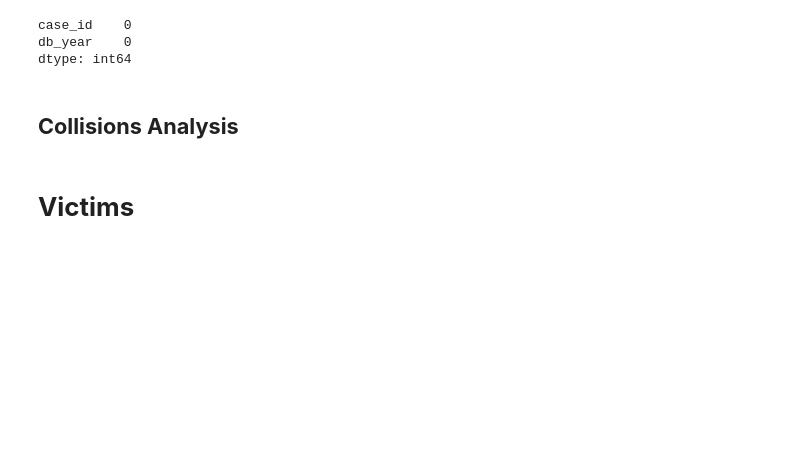
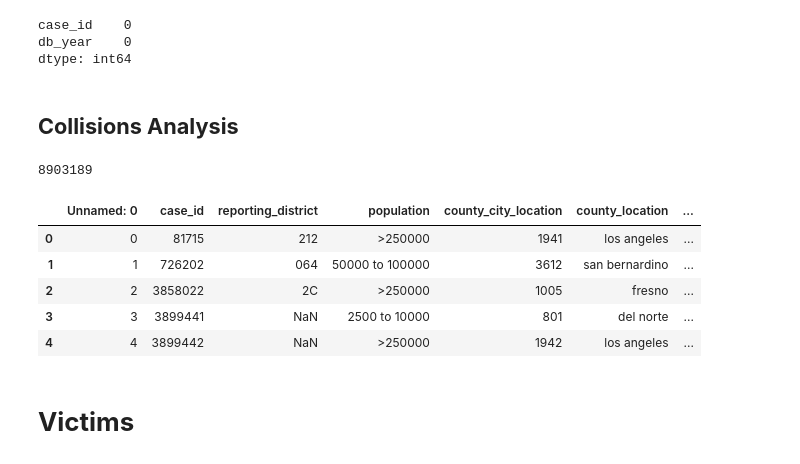
Before and after one commit to dxk5271/881_Project, a Jupyter notebook: DAAN_881_Project_v2.ipynb, the cells around one changed output. Cells and saved outputs as stored; diff of their text form; code cells hidden in the pictures; blank space fills up the shorter version.

Commit message:
V2 dropping columns and 201 and 2017

```diff
--- a/DAAN_881_Project_v2.ipynb
+++ b/DAAN_881_Project_v2.ipynb
@@ -42,3 +46,29 @@ df2na_results.to_csv("/content/gdrive/MyDrive/Data Driven Decisions/df2na_result
 # %%
 from google.colab import files
 files.download("df2.csv")
+# %%
+#Removal of columns
+df2_drop=pd.read_csv('/content/gdrive/MyDrive/Data Driven Decisions/df2na_results_remove.csv')
+# %%
+for x in range(len(df2_drop)):
+  if df2_drop['remove?'].iloc[x] == 1:
+    drop = str(df2_drop['column_name'].iloc[x])
+    df2.drop(drop, axis=1, inplace=True)
+# %%
+df2 = pd.merge(df2,df1,on='case_id')
+# %%
+len(df2)
+df2 = df2[df2.db_year != 2016]
+df2 = df2[df2.db_year != 2017]
+len(df2)
+# %% [output]
+8903189
+# %%
+df2.head()
+# %% [output]
+|  | Unnamed: 0 | case_id | reporting_district | population | county_city_location | county_location | ... |
+| 0 | 0 | 81715 | 212 | >250000 | 1941 | los angeles | ... |
+| 1 | 1 | 726202 | 064 | 50000 to 100000 | 3612 | san bernardino | ... |
+| 2 | 2 | 3858022 | 2C | >250000 | 1005 | fresno | ... |
+| 3 | 3 | 3899441 | NaN | 2500 to 10000 | 801 | del norte | ... |
+| 4 | 4 | 3899442 | NaN | >250000 | 1942 | los angeles | ... |
```
Also changed, not shown: parts of 16 cells of this notebook.
